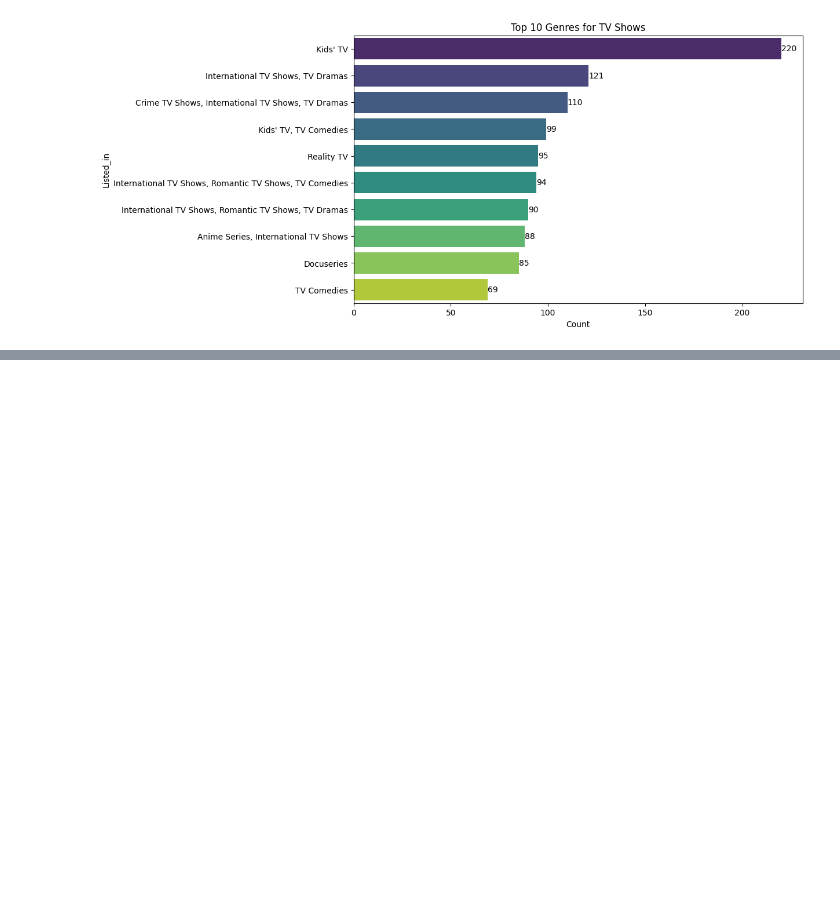
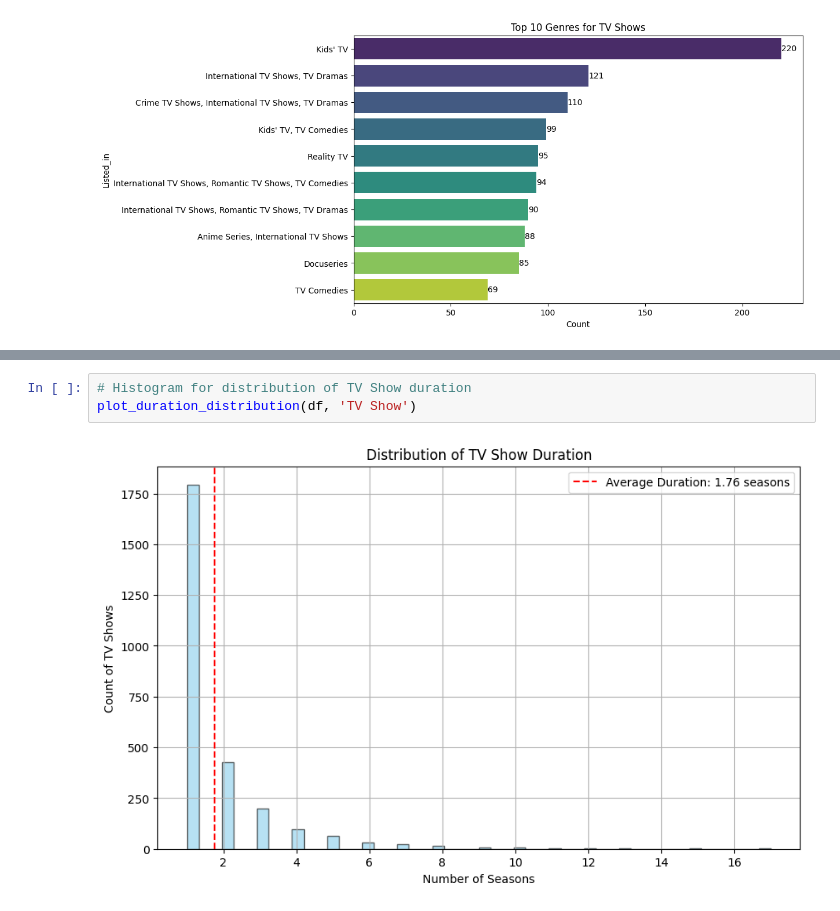
Before and after one commit to DarrenChooo/netflix_data, a Jupyter notebook: netflix.ipynb, the cells around one changed output, grey strips where cells are left out. Drawn from its saved outputs; the diff is of its cells as text; blank space fills up the shorter version.

```diff
--- a/netflix.ipynb
+++ b/netflix.ipynb
@@ -222,0 +318,5 @@ plot_category_counts(df, 'listed_in', 'Top 10 Genres for TV Shows', top_n=10, fi
+# %%
+# Histogram for distribution of TV Show duration
+plot_duration_distribution(df, 'TV Show')
+# %% [output]
+[figure, added]
```
Also changed, not shown: parts of 4 cells of this notebook.
